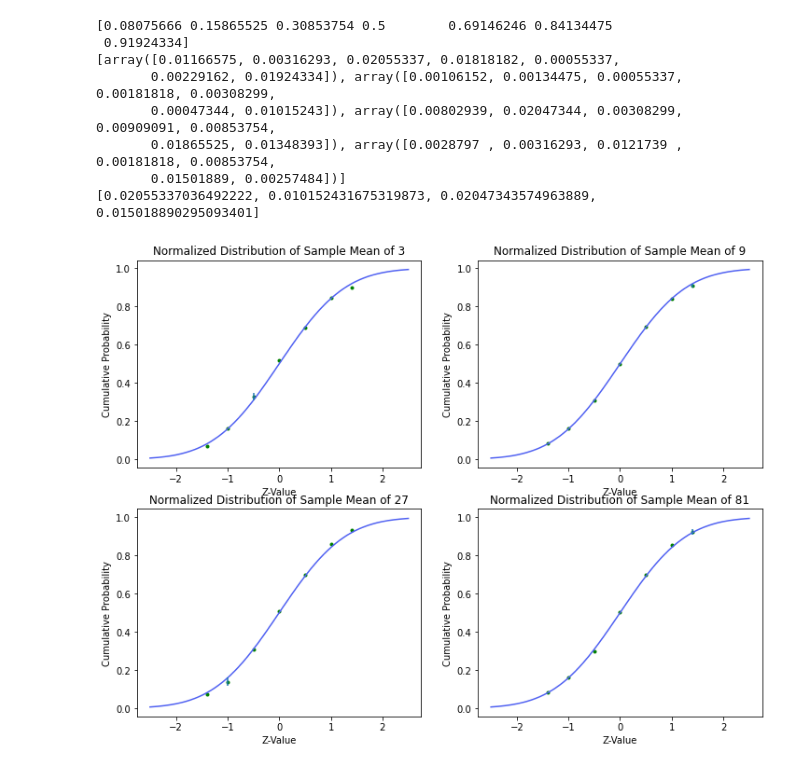
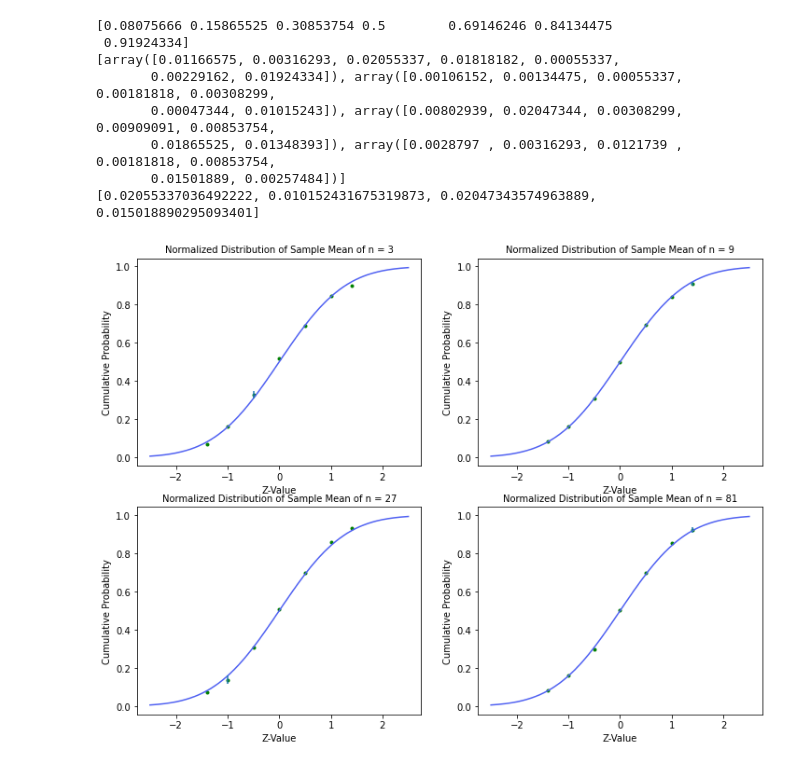
Before and after one commit to Ravocado/Probability-Project-3, a Jupyter notebook: CLTAnalysis.ipynb, the cells around one changed output. Cells and saved outputs as stored; diff of their text form; code cells hidden in the pictures.

Commit message:
fninshed big graph

```diff
--- a/CLTAnalysis.ipynb
+++ b/CLTAnalysis.ipynb
@@ -100,36 +100,35 @@ plt.plot(normX, normY, color = "#5061F2")
 for i in range(len(events)):
     plt.scatter(events[i], standCDFs[0][i], color = "green", marker = '.')
 plt.errorbar(events[2], standCDFs[0][2], yerr = mADs[0])
 plt.ylabel("Cumulative Probability")
 plt.xlabel("Z-Value")
-plt.title("Normalized Distribution of Sample Mean of 3")
+plt.title("Normalized Distribution of Sample Mean of n = 3", fontsize = 10)
 
 plt.subplot(2, 2, 2)
 plt.plot(normX, normY, color = "#5061F2")
 for i in range(len(events)):
     plt.scatter(events[i], standCDFs[1][i], color = "green", marker = '.')
 plt.errorbar(events[6], standCDFs[1][6], yerr = mADs[1])
 plt.ylabel("Cumulative Probability")
 plt.xlabel("Z-Value")
-plt.title("Normalized Distribution of Sample Mean of 9")
+plt.title("Normalized Distribution of Sample Mean of n = 9", fontsize = 10)
 
 plt.subplot(2, 2, 3)
 plt.plot(normX, normY, color = "#5061F2")
 for i in range(len(events)):
     plt.scatter(events[i], standCDFs[2][i], color = "green", marker = '.')
 plt.errorbar(events[1], standCDFs[2][1], yerr = mADs[2])
 plt.ylabel("Cumulative Probability")
 plt.xlabel("Z-Value")
-plt.title("Normalized Distribution of Sample Mean of 27")
-
+plt.title("Normalized Distribution of Sample Mean of n = 27", fontsize = 10)
 plt.subplot(2, 2, 4)
 plt.plot(normX, normY, color = "#5061F2")
 for i in range(len(events)):
     plt.scatter(events[i], standCDFs[3][i], color = "green", marker = '.')
 plt.errorbar(events[6], standCDFs[3][6], yerr = mADs[3])
 plt.ylabel("Cumulative Probability")
 plt.xlabel("Z-Value")
-plt.title("Normalized Distribution of Sample Mean of 81")
+plt.title("Normalized Distribution of Sample Mean of n = 81", fontsize = 10)
 plt.savefig('./figures/Normalized-CDFs')
 # %% [output]
-[figure, old version]
+[figure, new version]
```
Also changed, not shown: 1 other file.
